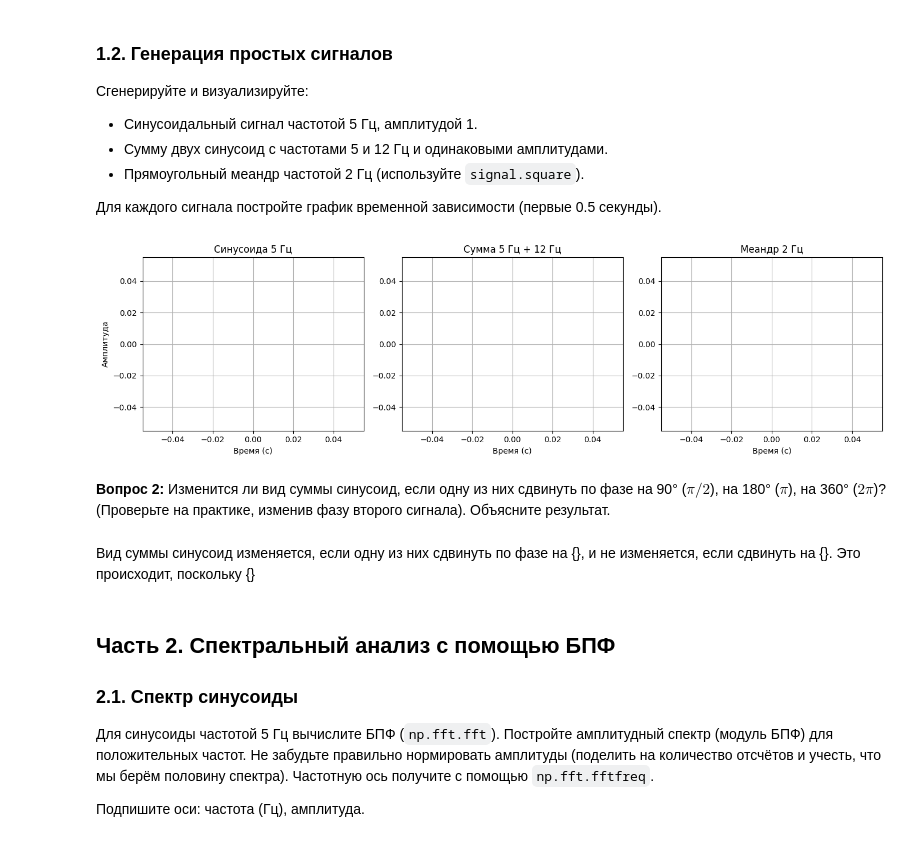
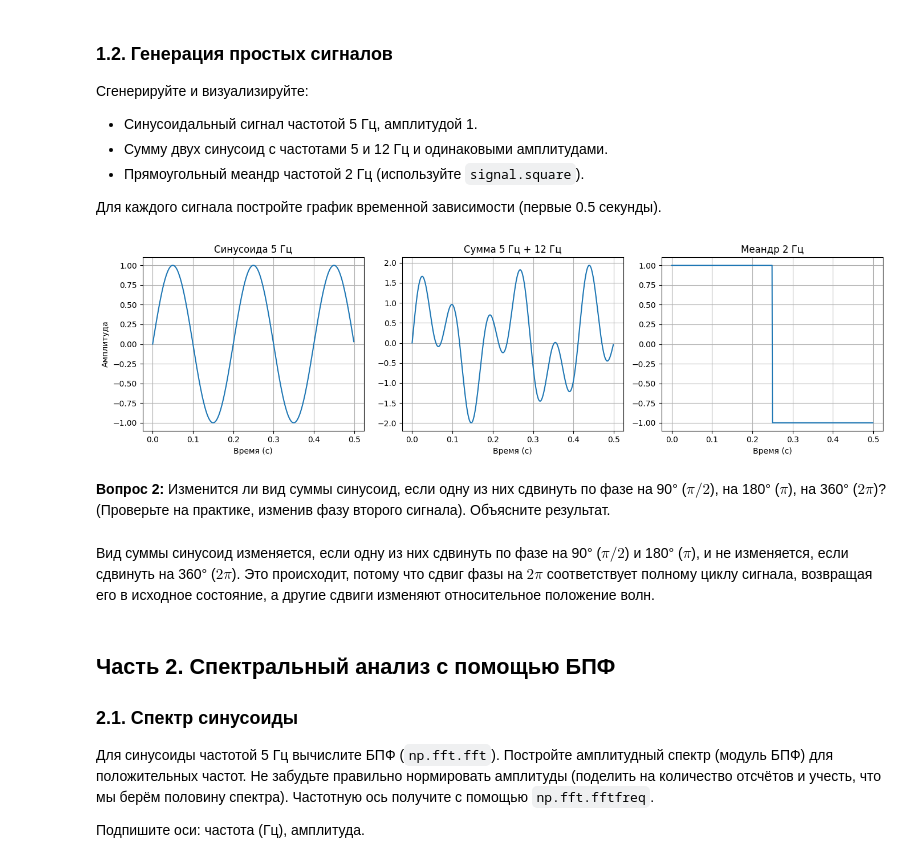
Before and after one commit to userskins/dsp-seminars-gusev-da, a Jupyter notebook: seminars/1.ipynb, the cells around one changed output. Cells and saved outputs as stored; diff of their text form; code cells hidden in the pictures.

```diff
--- a/seminars/1.ipynb
+++ b/seminars/1.ipynb
@@ -34,8 +34,8 @@ plt.rcParams['figure.figsize'] = (12, 5)
 # %%
 fs = 1000          # частота дискретизации, Гц
 T = 1              # длительность сигнала, с
-t = []  # временная ось
+t = np.arange(0, T, 1/fs)  # временная ось
 
-print(f"Длина массива времени: {0} отсчётов")
-print(f"Шаг дискретизации (период): {0} с")
+print(f"Длина массива времени: {len(t)} отсчётов")
+print(f"Шаг дискретизации (период): {1/fs} с")
 # %% [output]
@@ -57,45 +57,47 @@ print(f"Шаг дискретизации (период): {0} с")
 # %%
 # Синусоида 5 Гц
 f1 = 5
-sin5 = []
+A = 1
+sin5 = A * np.sin(2 * np.pi * f1 * t)
 
 # Сумма синусоид 5 и 12 Гц
 f2 = 12
-sum_sin = []
+sum_sin = np.sin(2 * np.pi * f1 * t) + np.sin(2 * np.pi * f2 * t)
 
 # Меандр 2 Гц
-meander = []
+f_meander = 2
+meander = signal.square(2 * np.pi * f_meander * t)
 
 # Визуализация
 plt.figure(figsize=(14, 4))
 
 plt.subplot(1, 3, 1)
-plt.plot([], [])  # первые 0.5 с
+plt.plot(t[:int(0.5*fs)], sin5[:int(0.5*fs)])  # первые 0.5 с
 plt.title('Синусоида 5 Гц')
 plt.xlabel('Время (с)')
 plt.ylabel('Амплитуда')
 plt.grid(True)
 
 plt.subplot(1, 3, 2)
-plt.plot([], [])
+plt.plot(t[:int(0.5*fs)], sum_sin[:int(0.5*fs)])
 plt.title('Сумма 5 Гц + 12 Гц')
 plt.xlabel('Время (с)')
 plt.grid(True)
 
 plt.subplot(1, 3, 3)
-plt.plot([], [])
+plt.plot(t[:int(0.5*fs)], meander[:int(0.5*fs)])
 plt.title('Меандр 2 Гц')
 plt.xlabel('Время (с)')
 plt.grid(True)
 
 plt.tight_layout()
 plt.show()
 # %% [output]
-[figure, old version]
+[figure, new version]
 # %% [markdown]
 **Вопрос 2:** Изменится ли вид суммы синусоид, если одну из них сдвинуть по фазе на 90° ($\pi/2$), на 180° ($\pi$), на 360° ($2\pi$)? (Проверьте на практике, изменив фазу второго сигнала). Объясните результат.
 # %% [markdown]
-Вид суммы синусоид изменяется, если одну из них сдвинуть по фазе на {}, и не изменяется, если сдвинуть на {}. Это происходит, поскольку {}
+Вид суммы синусоид изменяется, если одну из них сдвинуть по фазе на 90° ($\pi/2$) и 180° ($\pi$), и не изменяется, если сдвинуть на 360° ($2\pi$). Это происходит, потому что сдвиг фазы на $2\pi$  соответствует полному циклу сигнала, возвращая его в исходное состояние, а другие сдвиги изменяют относительное положение волн.
 # %% [markdown]
 ## Часть 2. Спектральный анализ с помощью БПФ
 
```
Also changed, not shown: parts of 9 cells of this notebook.
